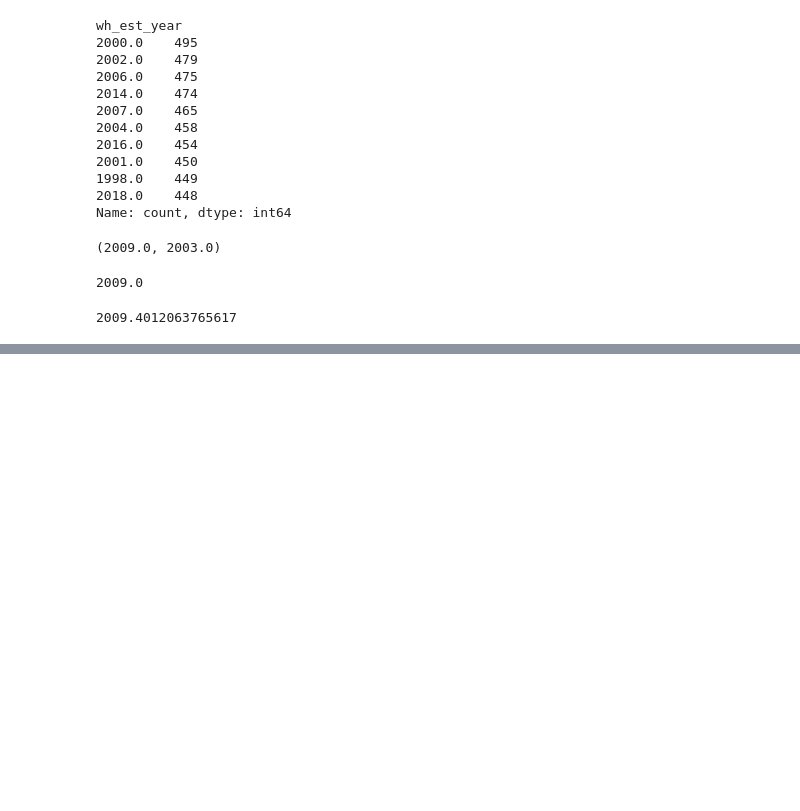
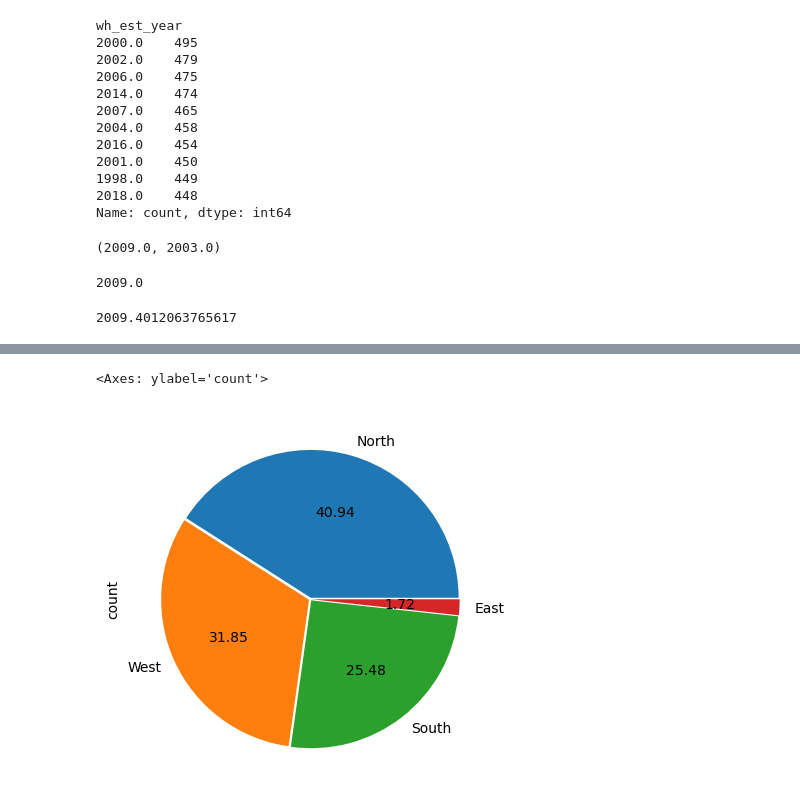
Before and after one commit to vrushali253/SUPPLYCHAINY, a Jupyter notebook: Model.ipynb, the cells around one changed output, grey strips where cells are left out. Saved outputs shown, nothing was run; the diff lists cells and outputs as text; code cells hidden in the pictures; blank space fills up the shorter version.

```diff
--- a/Model.ipynb
+++ b/Model.ipynb
@@ -108,4 +108,4 @@ df['wh_est_year'].mean()
 # imputing the missing value column
 df['wh_est_year'].fillna(2009, inplace = True)
 # %%
-df['approved_wh_govt_certificate'].fillna(df['approved_wh_govt_certificate'].mode(),inplace = True)
+df['approved_wh_govt_certificate'].fillna('C',inplace = True)
@@ -111,0 +124,2 @@ df['approved_wh_govt_certificate'].fillna(df['approved_wh_govt_certificate'].mod
+# %%
+df['workers_num'].fillna(28, inplace = True)
@@ -111,0 +169,3 @@ df['approved_wh_govt_certificate'].fillna(df['approved_wh_govt_certificate'].mod
+# %%
+# drop unnecessary columns
+df.drop(columns = ['Ware_house_ID','WH_Manager_ID'], axis = 1, inplace = True)
@@ -111,0 +200,5 @@ df['approved_wh_govt_certificate'].fillna(df['approved_wh_govt_certificate'].mod
+# %%
+df['zone'].value_counts().plot(kind = 'pie' , autopct = '%1.2f', explode=[0.01,0.01,0.01,0.01])
+# %% [output]
+<Axes: ylabel='count'>
+[figure, added]
```
Also changed, not shown: parts of 14 cells of this notebook.
